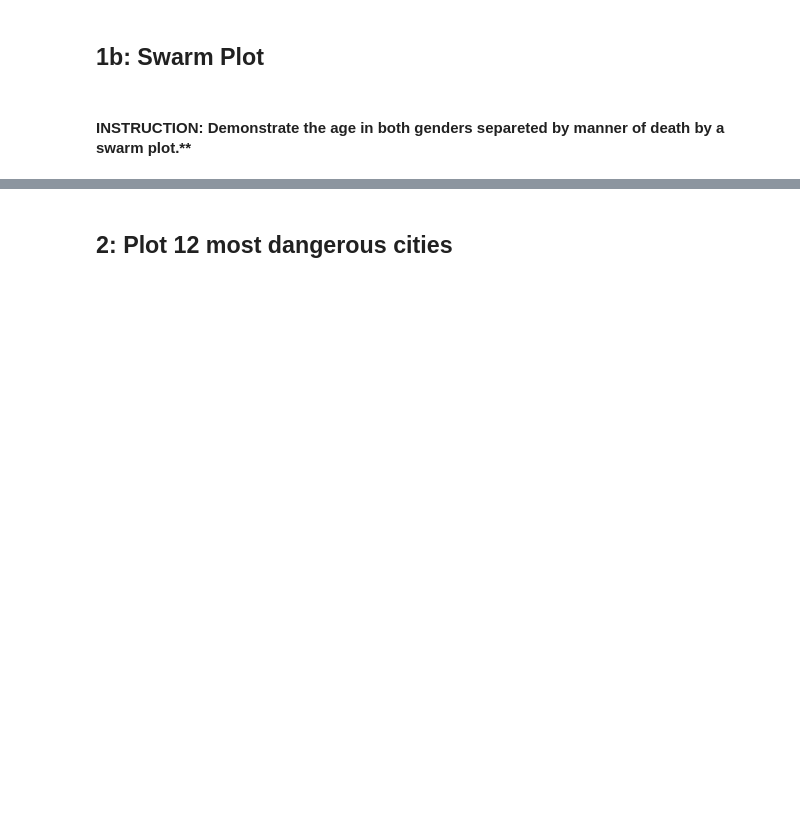
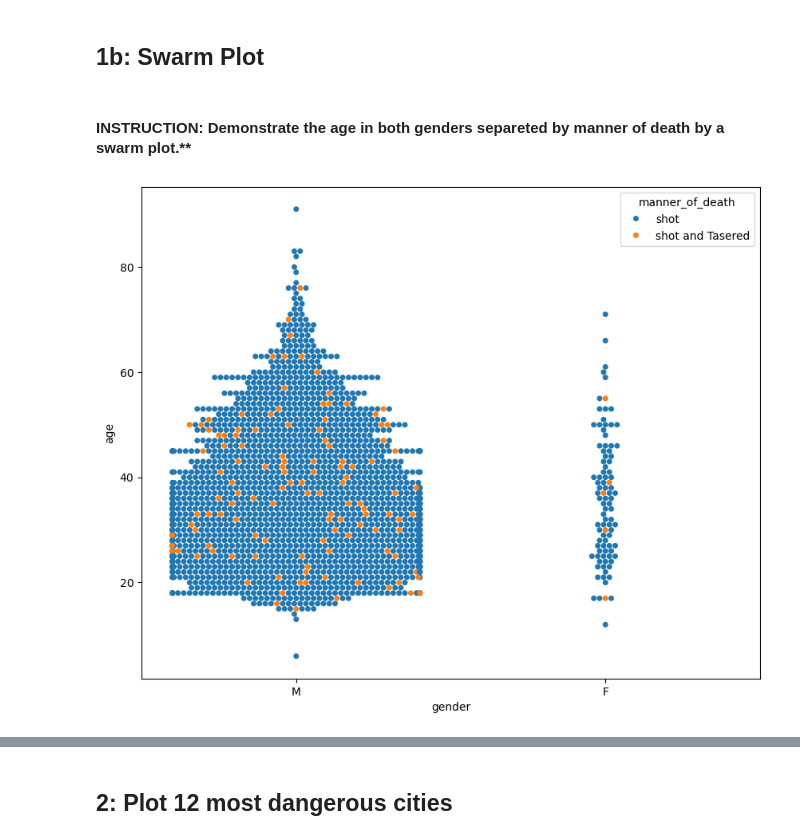
Before and after one commit to mustafacelik-86/expert-octo-journey, a Jupyter notebook: assignments/Assignment-2 With Seaborn.ipynb, the cells around one changed output, grey strips where cells are left out. Cells and saved outputs as stored; diff of their text form; code cells hidden in the pictures; blank space fills up the shorter version.

```diff
--- a/assignments/Assignment-2 With Seaborn.ipynb
+++ b/assignments/Assignment-2 With Seaborn.ipynb
@@ -52,5 +60,11 @@ kill.dropna(inplace=True)
 ## 1b: Swarm Plot
 # %% [markdown]
 #### INSTRUCTION: Demonstrate the age in both genders separeted by manner of death by a swarm plot.**
+# %%
+plt.figure(figsize = (10,8))
+sns.swarmplot(x = "gender", y = "age", data = df, hue = "manner_of_death", size = 5)
+plt.show()
+# %% [output]
+[figure, added]
 # %%
 # with seaborn
```
Also changed, not shown: parts of 51 cells of this notebook.
